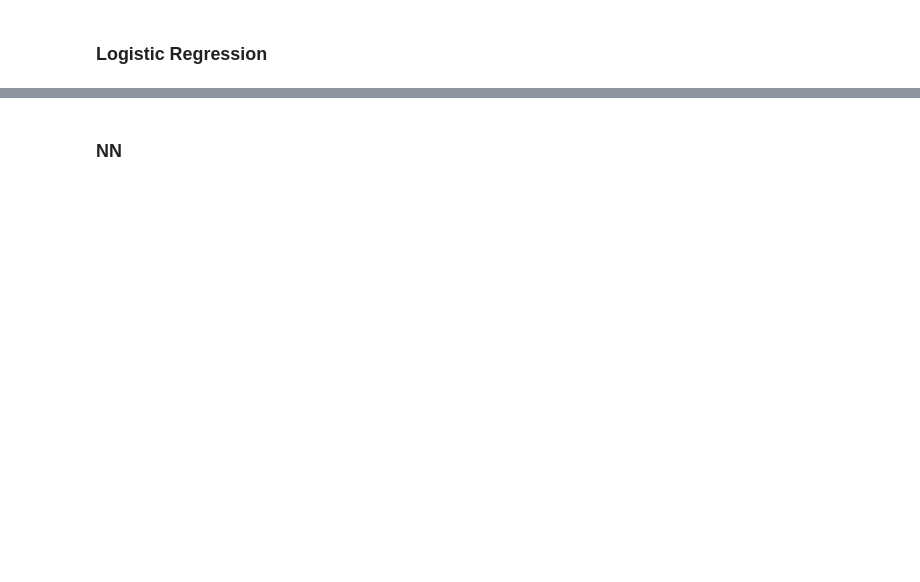
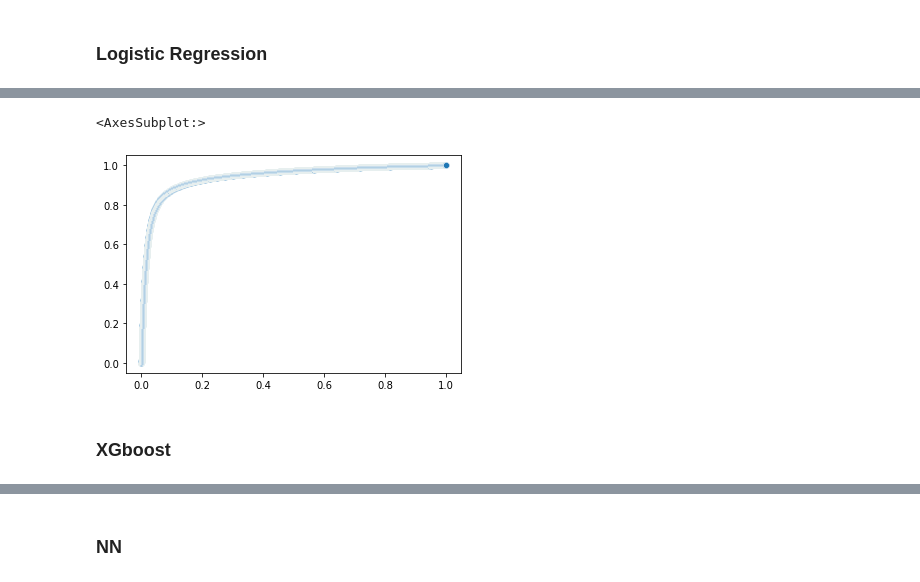
Before and after one commit to wlwlct/Loan-Default-Prediction, a Jupyter notebook: Default Loan Prediction.ipynb, the cells around one changed output, grey strips where cells are left out. Saved outputs shown, nothing was run; the diff lists cells and outputs as text; code cells hidden in the pictures; blank space fills up the shorter version.

```diff
--- a/Default Loan Prediction.ipynb
+++ b/Default Loan Prediction.ipynb
@@ -580,0 +1067,7 @@ y_test.shape, y_prob[:,1].shape
+# %%
+sns.scatterplot(fpr,tpr)
+# %% [output]
+<AxesSubplot:>
+[figure, added]
+# %% [markdown]
+### XGboost
```
Also changed, not shown: parts of 117 cells of this notebook.
